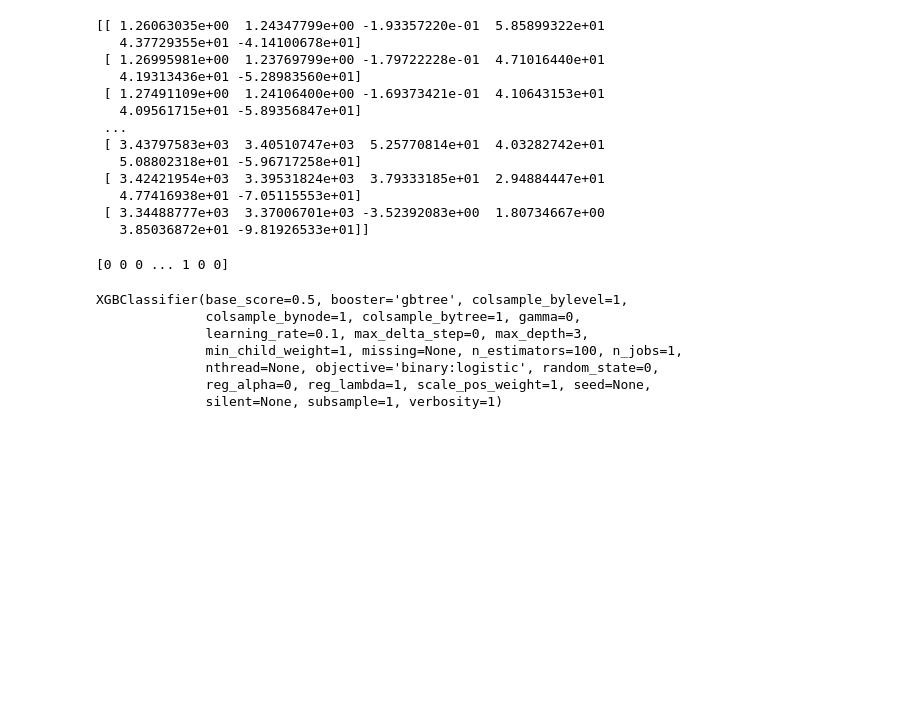
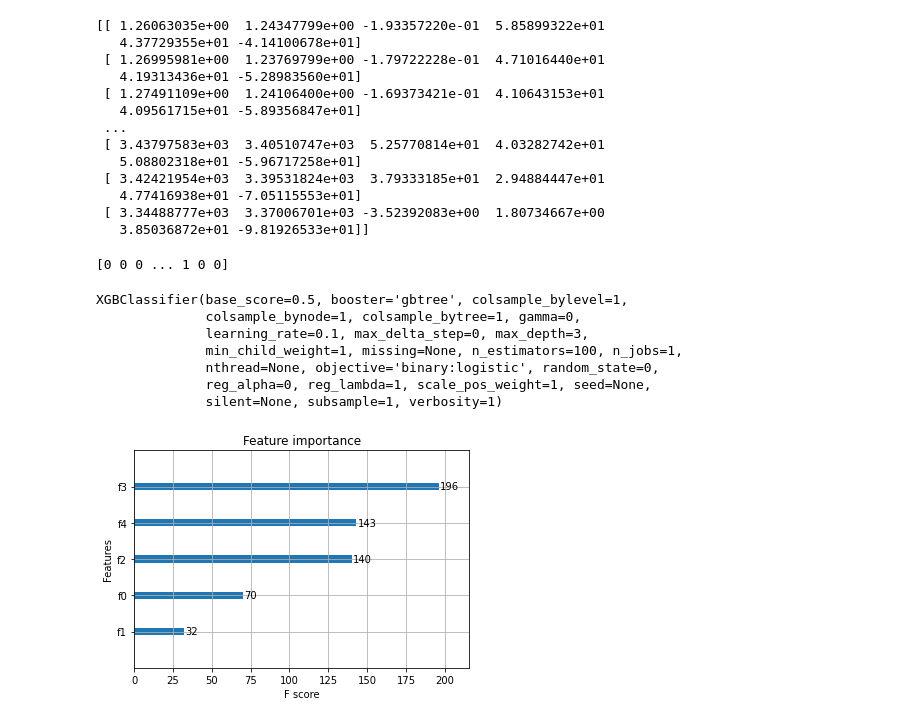
Before and after one commit to Nongbon/208499, a Jupyter notebook: draft_lable_1.ipynb, the cells around one changed output. Cells and saved outputs as stored; diff of their text form; code cells hidden in the pictures; blank space fills up the shorter version.

```diff
--- a/draft_lable_1.ipynb
+++ b/draft_lable_1.ipynb
@@ -265,3 +257,9 @@ XGBClassifier(base_score=0.5, booster='gbtree', colsample_bylevel=1,
               nthread=None, objective='binary:logistic', random_state=0,
               reg_alpha=0, reg_lambda=1, scale_pos_weight=1, seed=None,
               silent=None, subsample=1, verbosity=1)
+# %%
+from xgboost import plot_importance
+plot_importance(model)
+pyplot.show()
+# %% [output]
+[figure, added]
```
Also changed, not shown: parts of 7 cells of this notebook.
